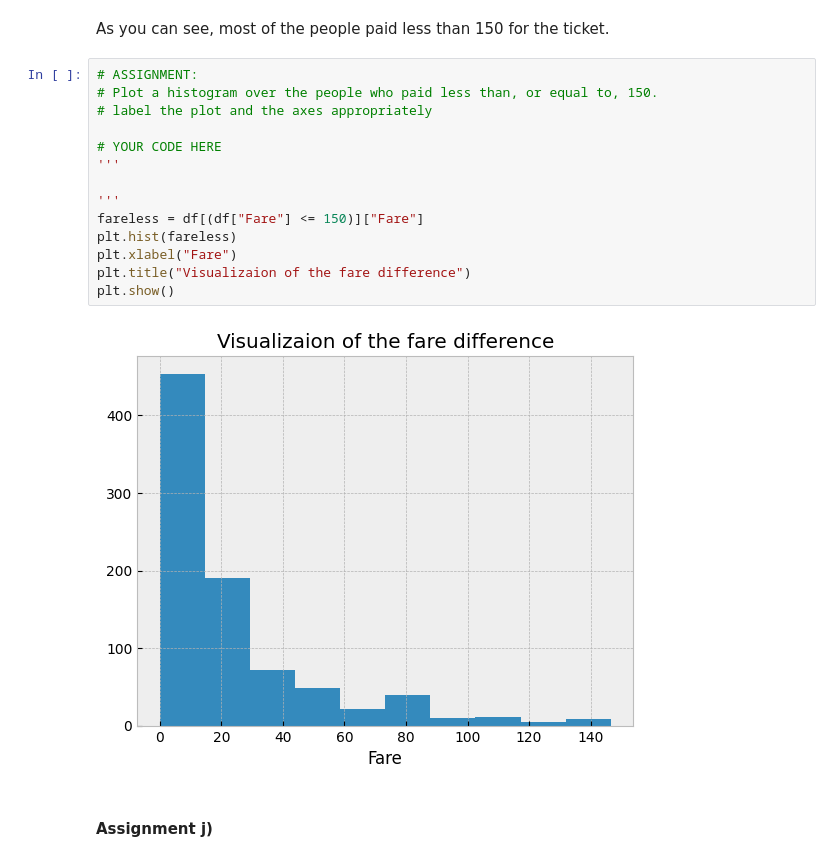
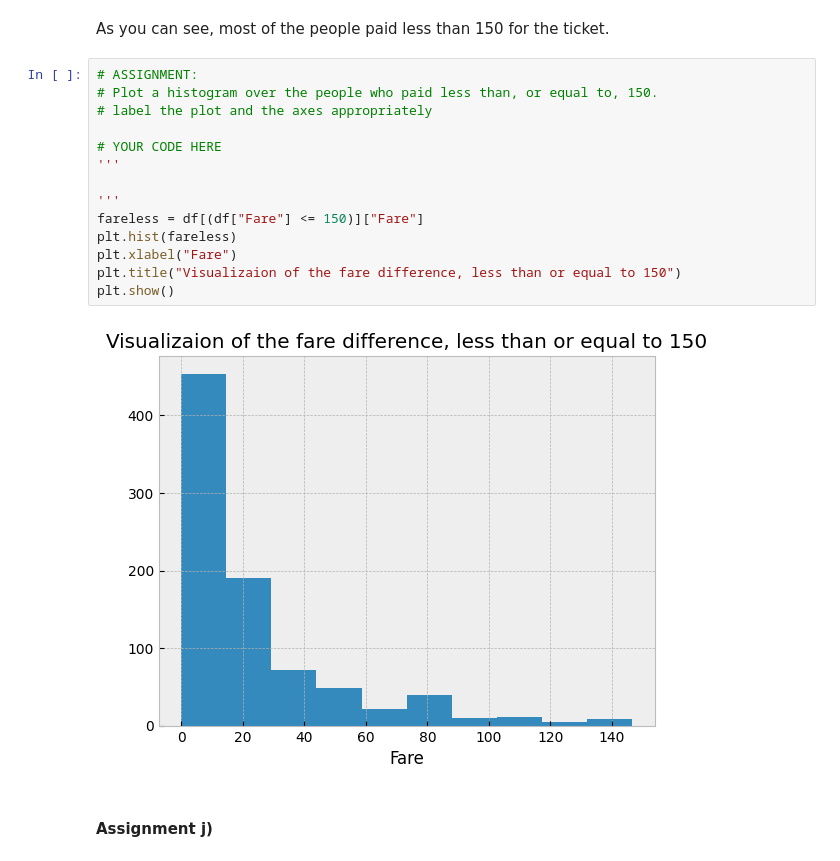
Before and after one commit to richard-lovgren/ml-1dl034-public-assignments, a Jupyter notebook: Assignments/Practical/PracticalNotebook2.ipynb, the cells around one changed output. Cells and saved outputs as stored; diff of their text form.

```diff
--- a/Assignments/Practical/PracticalNotebook2.ipynb
+++ b/Assignments/Practical/PracticalNotebook2.ipynb
@@ -510,19 +509,19 @@ As you can see, most of the people paid less than 150 for the ticket.
 # %%
 # ASSIGNMENT:
 # Plot a histogram over the people who paid less than, or equal to, 150.
 # label the plot and the axes appropriately
 
 # YOUR CODE HERE
 '''
 
 '''
 fareless = df[(df["Fare"] <= 150)]["Fare"]
 plt.hist(fareless)
 plt.xlabel("Fare")
-plt.title("Visualizaion of the fare difference")
+plt.title("Visualizaion of the fare difference, less than or equal to 150")
 plt.show()
 # %% [output]
-[figure, old version]
+[figure, new version]
 # %% [markdown]
 #### Assignment j)
 # %%
```
Also changed, not shown: parts of 6 cells of this notebook.
